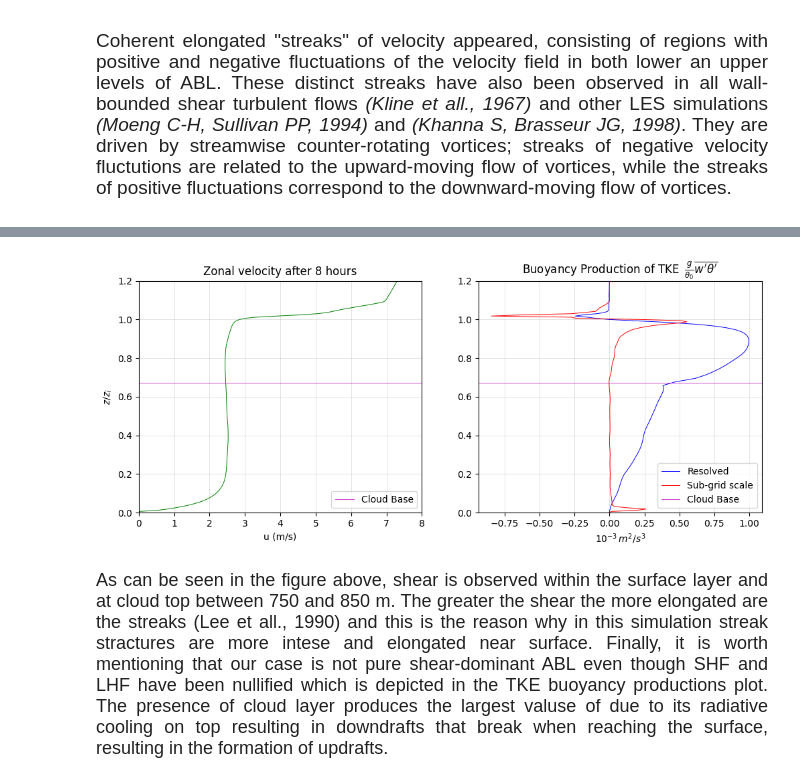
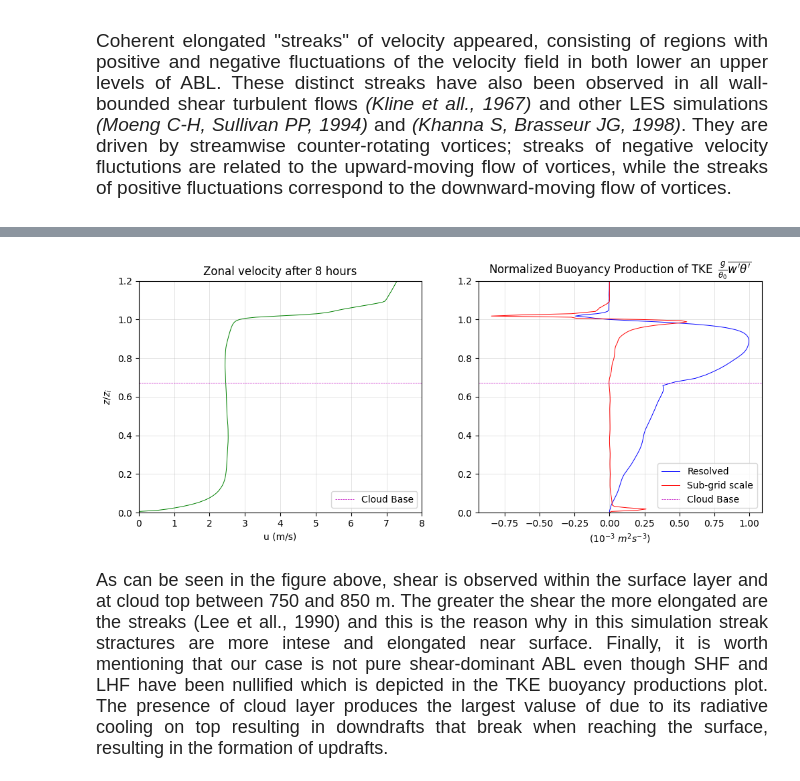
Before and after one commit to ChrisPhys97/Bachelor-Thesis, a Jupyter notebook: Data Visualization.ipynb, the cells around one changed output, grey strips where cells are left out. Drawn from its saved outputs; the diff is of its cells as text; code cells hidden in the pictures.

```diff
--- a/Data Visualization.ipynb
+++ b/Data Visualization.ipynb
@@ -140,34 +140,33 @@ Above the surface layer, streaks have spanwise width larger than the boundary la
 # %%
 # Cloud base after 8 hours of simulation
 c_base=560/zi
 
 # Buoyancy data
 url4="https://raw.githubusercontent.com/ChrisPhys97/Bachelor-Thesis/refs/heads/main/data/Buoyancy_data.txt"
 text2=requests.get(url4).text
 bf=np.loadtxt(io.StringIO(text2),skiprows=1)
 bfres=bf[:,1]*1000
 bfsgs=bf[:,2]*1000
 
 fig,ax=plt.subplots(1,2,figsize=(12,4.5))
 ax[0].plot(u_m,z,color="g",linewidth=0.7)
 ax[1].plot(bfres,z,linewidth=0.7,color="b",label="Resolved")
 ax[1].plot(bfsgs,z,linewidth=0.7,color="r",label="Sub-grid scale")
 ax[0].set_xlabel("u (m/s)")
 ax[0].set_ylabel("$z/z_i$")
 ax[0].set_title("Zonal velocity after 8 hours")
-ax[1].set_title(r"Buoyancy Production of TKE $\,  \frac{g}{\theta_0} \overline{w^\prime \theta^\prime}$")
+ax[1].set_title(r"Normalized Buoyancy Production of TKE $\,  \frac{g}{\theta_0} \overline{w^\prime \theta^\prime}$")
 for a in ax:
   a.set_ylim([0,1.2])
   a.grid(True,linewidth=0.5,alpha=0.5)
-  a.axhline(y=c_base,linewidth=0.5,color="m",label="Cloud Base")
+  a.axhline(y=c_base,linewidth=0.5,color="m",label="Cloud Base",linestyle="--")
 ax[0].set_xlim([0,8])
 ax[0].legend(loc="lower right")
 ax[1].legend(loc="lower right")
-
-ax[1].set_xlabel(r"$10^{-3} \,  m^2/s^3$")
+ax[1].set_xlabel(r"($10^{-3}$ $m^2 s^{-3}$)")
 plt.show()
 # %% [output]
-[figure, old version]
+[figure, new version]
 # %% [markdown]
 <div style="text-align: justify;
 text-justify: inter-word; font-size: 18px;">
```
